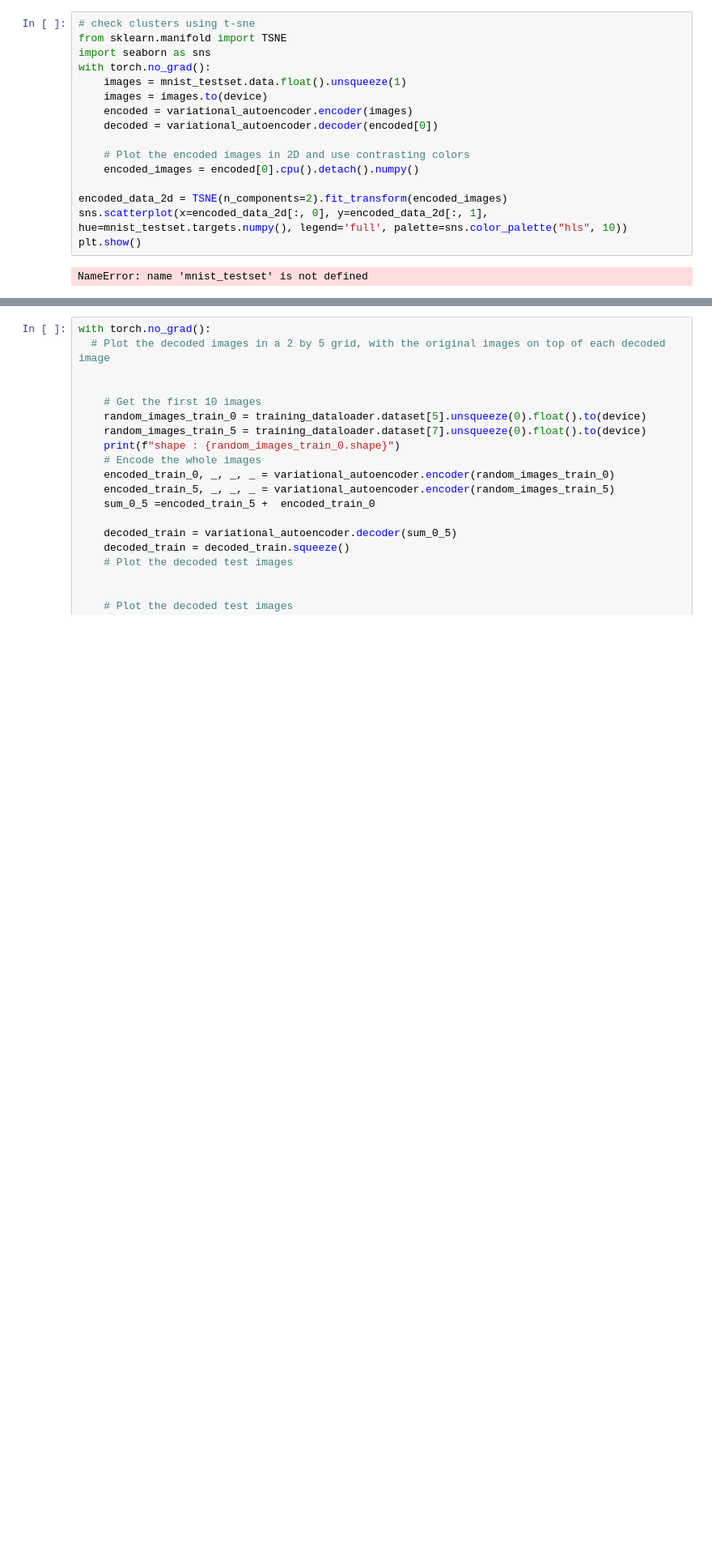
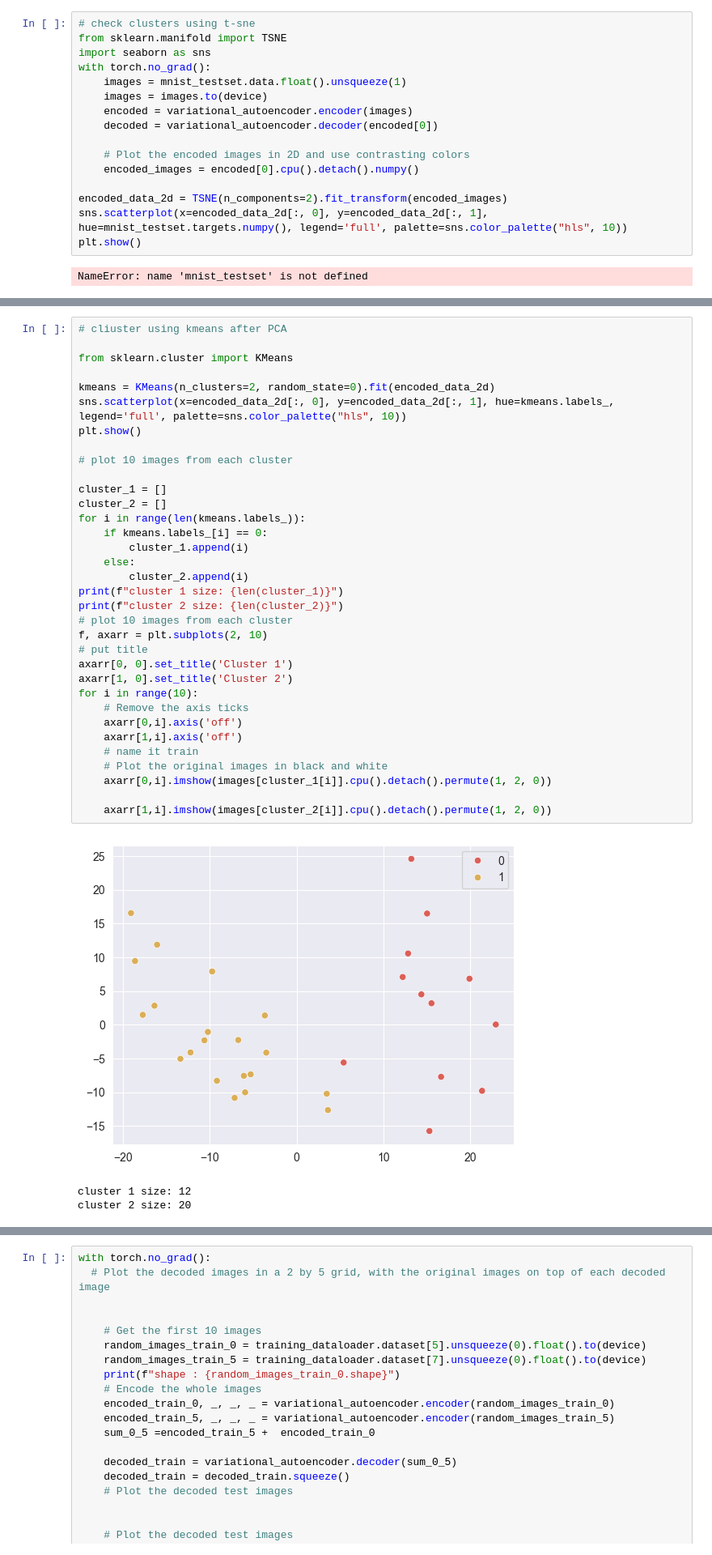
Before and after one commit to MaximeSzymanski/LegoScrapping, a Jupyter notebook: Minecraft_VAE.ipynb, the cells around one changed output, grey strips where cells are left out. Shown at 81% size. Cells and saved outputs as stored; diff of their text form; blank space fills up the shorter version.

```diff
--- a/Minecraft_VAE.ipynb
+++ b/Minecraft_VAE.ipynb
@@ -448,0 +450,38 @@ plt.show()
+# %%
+# cliuster using kmeans after PCA
+
+from sklearn.cluster import KMeans
+
+kmeans = KMeans(n_clusters=2, random_state=0).fit(encoded_data_2d)
+sns.scatterplot(x=encoded_data_2d[:, 0], y=encoded_data_2d[:, 1], hue=kmeans.labels_, legend='full', palette=sns.color_palette("hls", 10))
+plt.show()
+
+# plot 10 images from each cluster
+
+cluster_1 = []
+cluster_2 = []
+for i in range(len(kmeans.labels_)):
+    if kmeans.labels_[i] == 0:
+        cluster_1.append(i)
+    else:
+        cluster_2.append(i)
+print(f"cluster 1 size: {len(cluster_1)}")
+print(f"cluster 2 size: {len(cluster_2)}")
+# plot 10 images from each cluster
+f, axarr = plt.subplots(2, 10)
+# put title
+axarr[0, 0].set_title('Cluster 1')
+axarr[1, 0].set_title('Cluster 2')
+for i in range(10):
+    # Remove the axis ticks
+    axarr[0,i].axis('off')
+    axarr[1,i].axis('off')
+    # name it train
+    # Plot the original images in black and white
+    axarr[0,i].imshow(images[cluster_1[i]].cpu().detach().permute(1, 2, 0))
+
+    axarr[1,i].imshow(images[cluster_2[i]].cpu().detach().permute(1, 2, 0))
+# %% [output]
+[figure, added]
+cluster 1 size: 12
+cluster 2 size: 20
```
Also changed, not shown: parts of 8 cells of this notebook.
